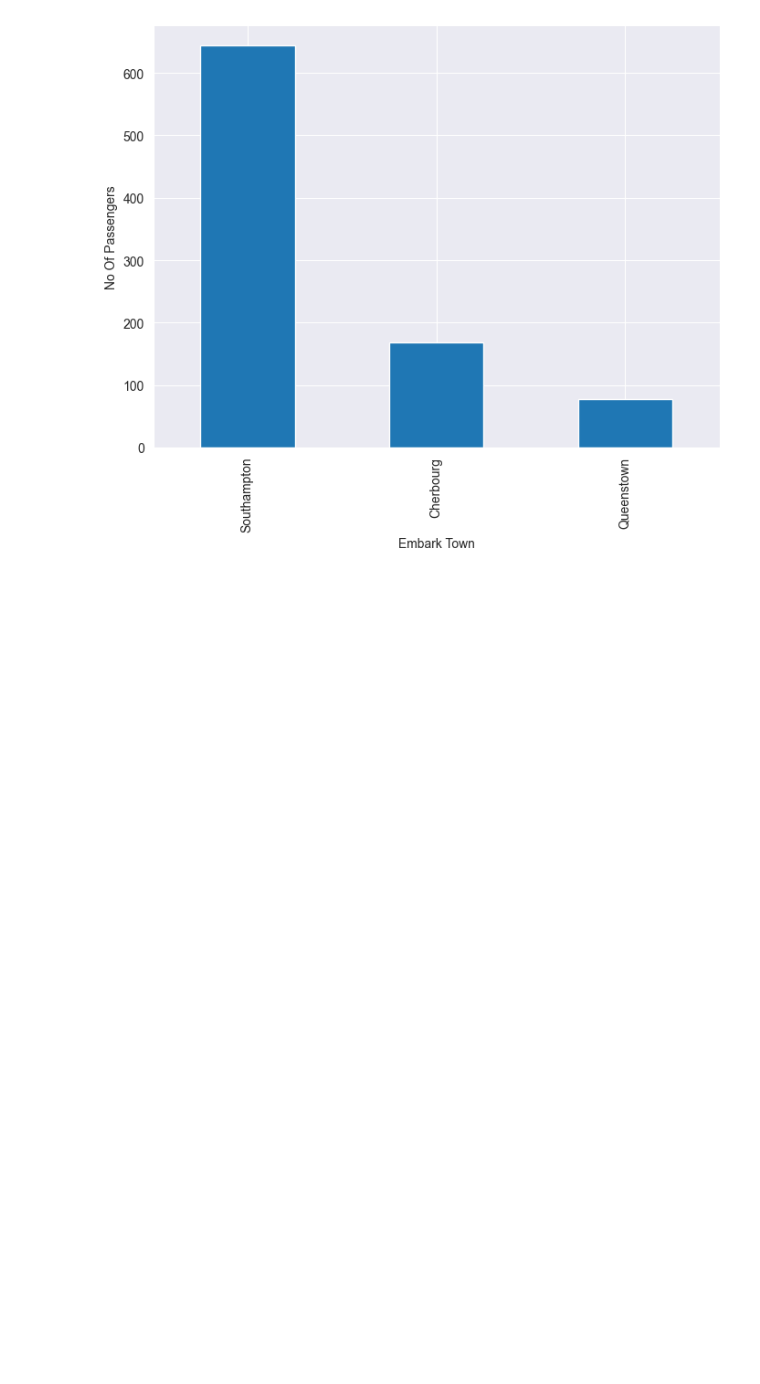
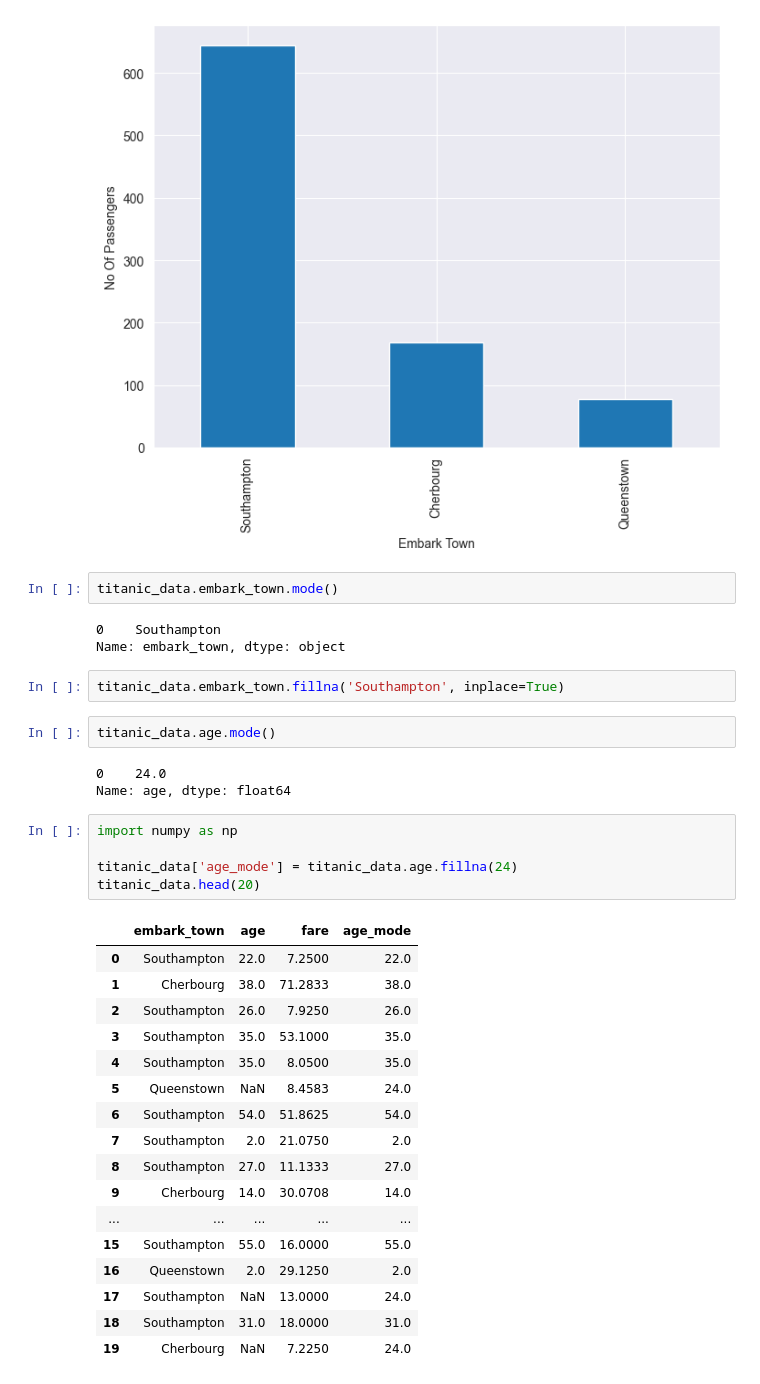
Before and after one commit to KennedyMungai/scikit-learn-intro, a Jupyter notebook: scikit_learn_intro.ipynb, the cells around one changed output. Saved outputs shown, nothing was run; the diff lists cells and outputs as text; blank space fills up the shorter version.

```diff
--- a/scikit_learn_intro.ipynb
+++ b/scikit_learn_intro.ipynb
@@ -281,3 +281,38 @@ plt.ylabel('No Of Passengers')
 # %% [output]
 Text(0, 0.5, 'No Of Passengers')
 [figure]
+# %%
+titanic_data.embark_town.mode()
+# %% [output]
+0    Southampton
+Name: embark_town, dtype: object
+# %%
+titanic_data.embark_town.fillna('Southampton', inplace=True)
+# %%
+titanic_data.age.mode()
+# %% [output]
+0    24.0
+Name: age, dtype: float64
+# %%
+import numpy as np
+
+titanic_data['age_mode'] = titanic_data.age.fillna(24)
+titanic_data.head(20)
+# %% [output]
+|  | embark_town | age | fare | age_mode |
+| 0 | Southampton | 22.0 | 7.2500 | 22.0 |
+| 1 | Cherbourg | 38.0 | 71.2833 | 38.0 |
+| 2 | Southampton | 26.0 | 7.9250 | 26.0 |
+| 3 | Southampton | 35.0 | 53.1000 | 35.0 |
+| 4 | Southampton | 35.0 | 8.0500 | 35.0 |
+| 5 | Queenstown | NaN | 8.4583 | 24.0 |
+| 6 | Southampton | 54.0 | 51.8625 | 54.0 |
+| 7 | Southampton | 2.0 | 21.0750 | 2.0 |
+| 8 | Southampton | 27.0 | 11.1333 | 27.0 |
+| 9 | Cherbourg | 14.0 | 30.0708 | 14.0 |
+| ... | ... | ... | ... | ... |
+| 15 | Southampton | 55.0 | 16.0000 | 55.0 |
+| 16 | Queenstown | 2.0 | 29.1250 | 2.0 |
+| 17 | Southampton | NaN | 13.0000 | 24.0 |
+| 18 | Southampton | 31.0 | 18.0000 | 31.0 |
+| 19 | Cherbourg | NaN | 7.2250 | 24.0 |
```
Also changed, not shown: parts of 1 cell of this notebook.
